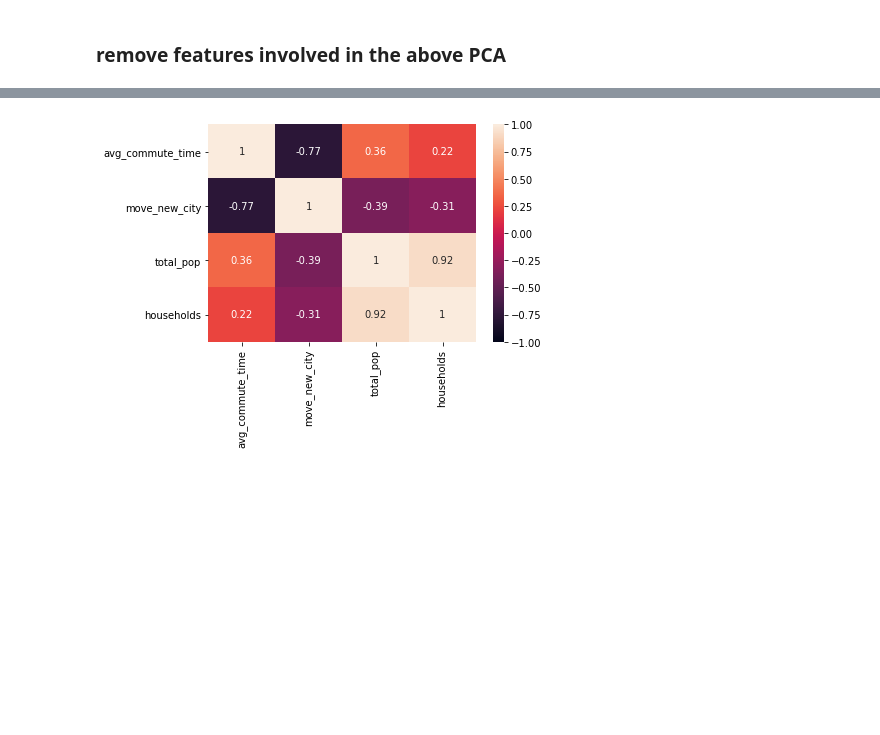
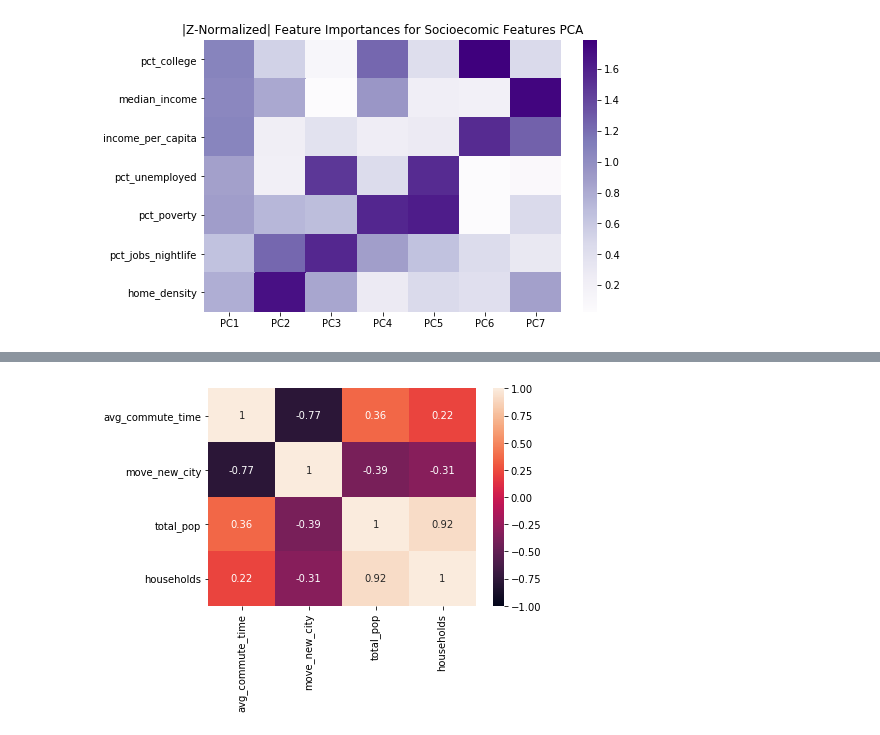
Before and after one commit to EugeniaDickson/zillow_rent_index, a Jupyter notebook: casey/PCA-RFmodel.ipynb, the cells around one changed output, grey strips where cells are left out. Saved outputs shown, nothing was run; the diff lists cells and outputs as text; code cells hidden in the pictures; blank space fills up the shorter version.

```diff
--- a/casey/PCA-RFmodel.ipynb
+++ b/casey/PCA-RFmodel.ipynb
@@ -86,6 +56,8 @@ pca.fit_transform(socioeconomic).shape
+# %%
+featurePlotPCA(socioeconomic, df_name='Socioecomic Features')
+# %% [output]
+[figure, added]
 # %%
 pca = PCA(n_components=3)
 econPC = pd.DataFrame(pca.fit_transform(socioeconomic),columns=['econPC1','econPC2','econPC3'])
-# %% [markdown]
-### remove features involved in the above PCA
 # %%
```
Also changed, not shown: parts of 41 cells of this notebook, 3 other files.
